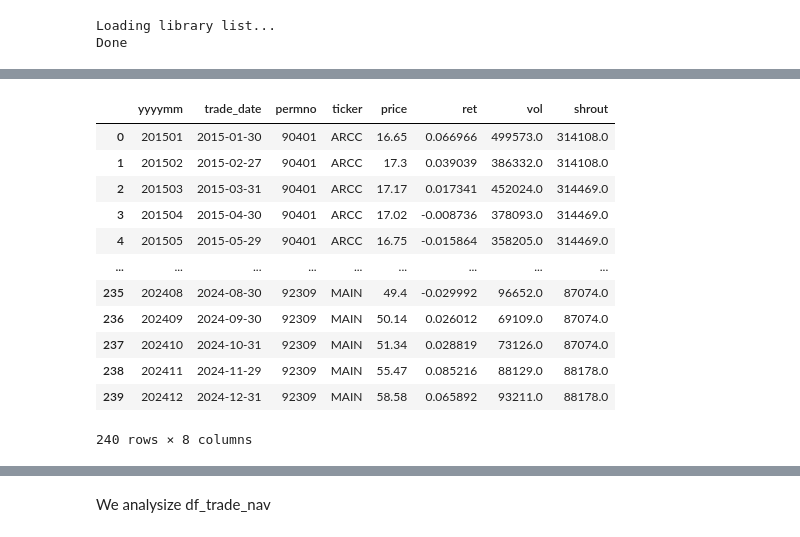
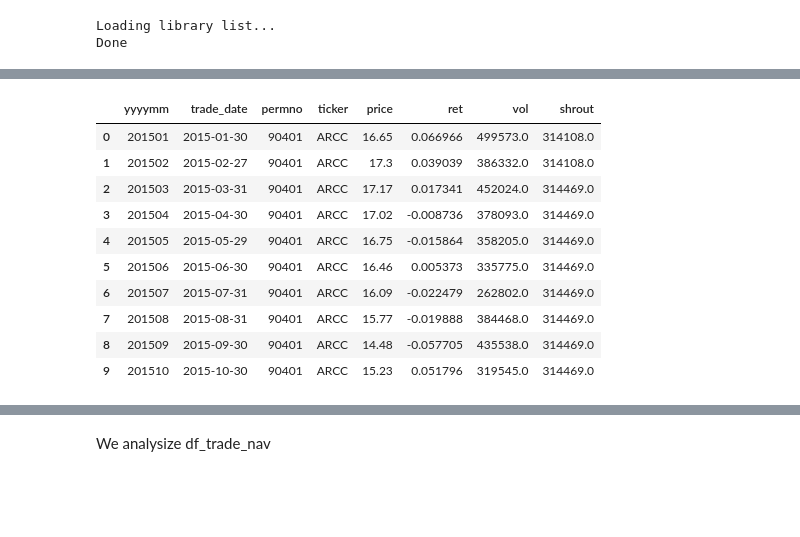
Before and after one commit to aj-zhimire/finance, a Jupyter notebook: BDC Sensitivity.ipynb, the cells around one changed output, grey strips where cells are left out. Cells and saved outputs as stored; diff of their text form; code cells hidden in the pictures; blank space fills up the shorter version.

```diff
--- a/BDC Sensitivity.ipynb
+++ b/BDC Sensitivity.ipynb
@@ -34,39 +33,37 @@ Does NAVs  explanatory power declines when macro conditions shift investors towa
 # %%
 # df_trade monthly
 
 query = """SELECT
 cast((EXTRACT(YEAR FROM date) * 100 + EXTRACT(MONTH FROM date)) as int) AS yyyymm,
     cast(a.date as date) as trade_date,
     a.permno,
     b.ticker,
     ABS(a.prc) AS price,
     a.ret,
     a.vol,
     a.shrout
 FROM crsp_a_stock.msf AS a
 JOIN crsp_a_stock.dsenames AS b
     ON a.permno = b.permno
     AND a.date BETWEEN b.namedt AND b.nameendt
 WHERE b.ticker IN ('ARCC', 'MAIN')
     AND a.date >= '2015-01-01'
 ORDER BY b.ticker, a.date
 """
 df_trade_monthly = db.raw_sql(query)
-df_trade_monthly
+df_trade_monthly.head(10)
 # %% [output]
 |  | yyyymm | trade_date | permno | ticker | price | ret | vol | shrout |
 | 0 | 201501 | 2015-01-30 | 90401 | ARCC | 16.65 | 0.066966 | 499573.0 | 314108.0 |
 | 1 | 201502 | 2015-02-27 | 90401 | ARCC | 17.3 | 0.039039 | 386332.0 | 314108.0 |
 | 2 | 201503 | 2015-03-31 | 90401 | ARCC | 17.17 | 0.017341 | 452024.0 | 314469.0 |
 | 3 | 201504 | 2015-04-30 | 90401 | ARCC | 17.02 | -0.008736 | 378093.0 | 314469.0 |
 | 4 | 201505 | 2015-05-29 | 90401 | ARCC | 16.75 | -0.015864 | 358205.0 | 314469.0 |
-| ... | ... | ... | ... | ... | ... | ... | ... | ... |
-| 235 | 202408 | 2024-08-30 | 92309 | MAIN | 49.4 | -0.029992 | 96652.0 | 87074.0 |
-| 236 | 202409 | 2024-09-30 | 92309 | MAIN | 50.14 | 0.026012 | 69109.0 | 87074.0 |
-| 237 | 202410 | 2024-10-31 | 92309 | MAIN | 51.34 | 0.028819 | 73126.0 | 87074.0 |
-| 238 | 202411 | 2024-11-29 | 92309 | MAIN | 55.47 | 0.085216 | 88129.0 | 88178.0 |
-| 239 | 202412 | 2024-12-31 | 92309 | MAIN | 58.58 | 0.065892 | 93211.0 | 88178.0 |
+| 5 | 201506 | 2015-06-30 | 90401 | ARCC | 16.46 | 0.005373 | 335775.0 | 314469.0 |
+| 6 | 201507 | 2015-07-31 | 90401 | ARCC | 16.09 | -0.022479 | 262802.0 | 314469.0 |
+| 7 | 201508 | 2015-08-31 | 90401 | ARCC | 15.77 | -0.019888 | 384468.0 | 314469.0 |
+| 8 | 201509 | 2015-09-30 | 90401 | ARCC | 14.48 | -0.057705 | 435538.0 | 314469.0 |
+| 9 | 201510 | 2015-10-30 | 90401 | ARCC | 15.23 | 0.051796 | 319545.0 | 314469.0 |
-240 rows × 8 columns
 # %%
 # df_trade daily
 query = """
```
Also changed, not shown: parts of 15 cells of this notebook, 2 other files.
